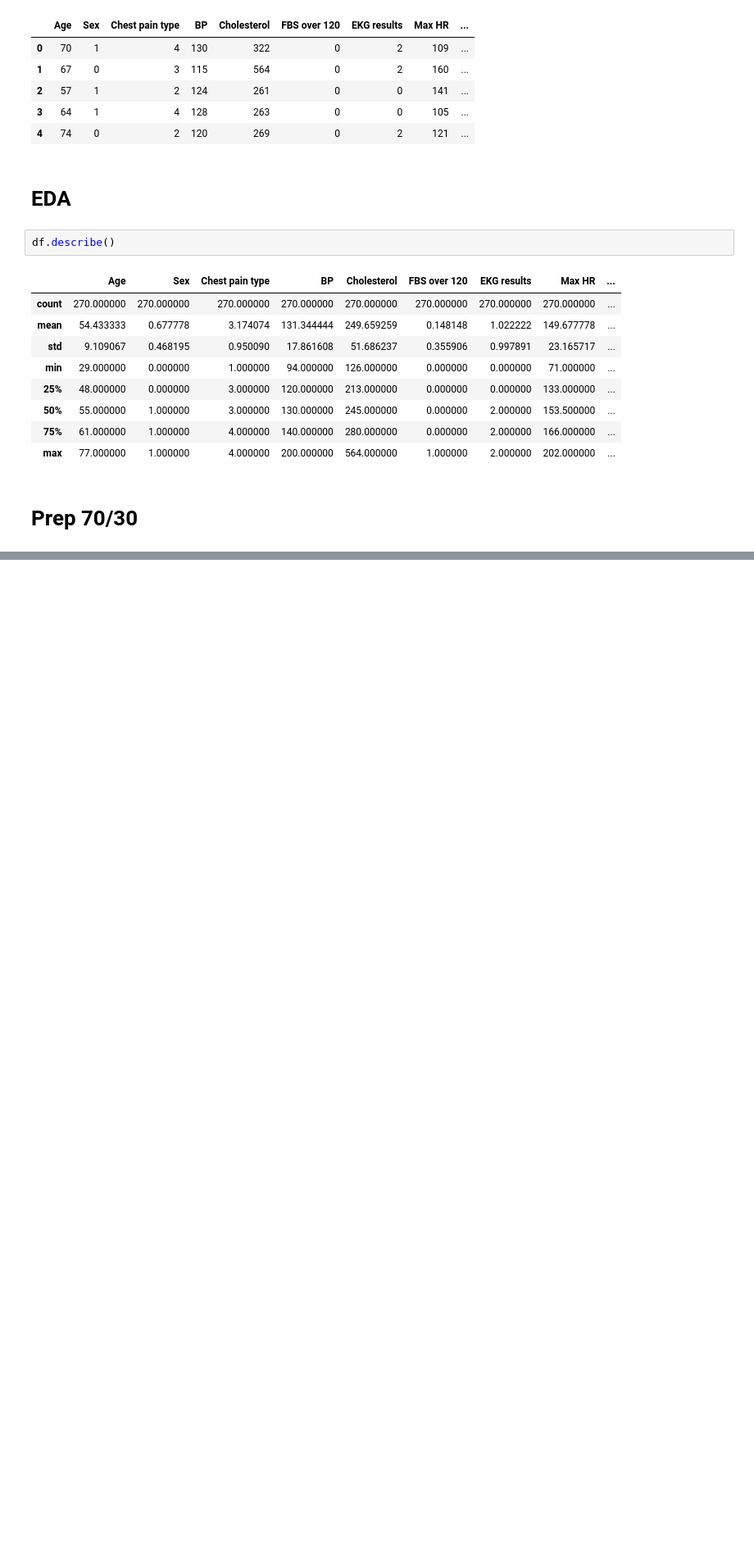
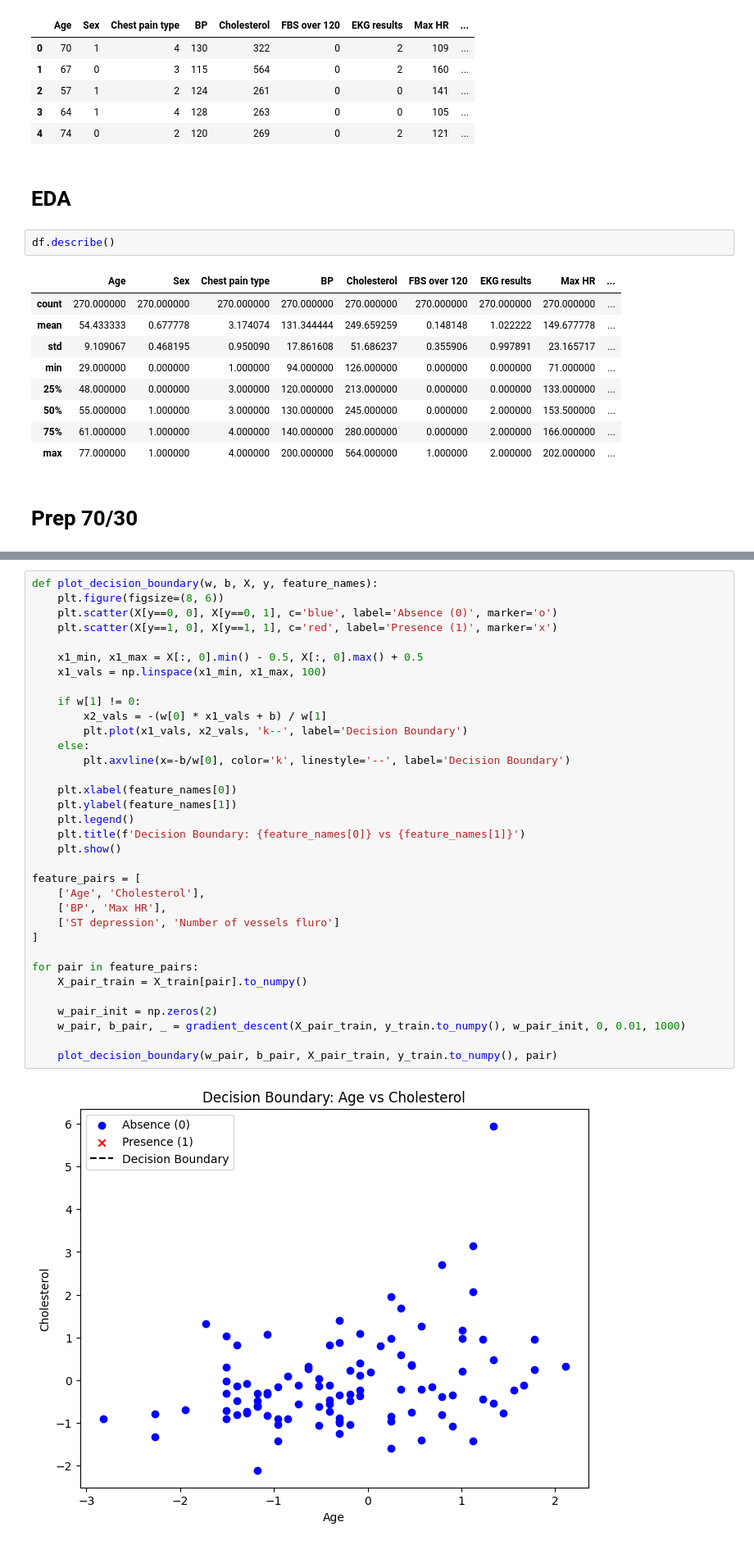
Before and after one commit to Krayangel/AREP-LAB02, a Jupyter notebook: Notebook-1.ipynb, the cells around one changed output, grey strips where cells are left out. Shown at 82% size. Cells and saved outputs as stored; diff of their text form; blank space fills up the shorter version.

```diff
--- a/Notebook-1.ipynb
+++ b/Notebook-1.ipynb
@@ -49,0 +198,36 @@ Y = df['Heart Disease']
+# %%
+def plot_decision_boundary(w, b, X, y, feature_names):
+    plt.figure(figsize=(8, 6))
+    plt.scatter(X[y==0, 0], X[y==0, 1], c='blue', label='Absence (0)', marker='o')
+    plt.scatter(X[y==1, 0], X[y==1, 1], c='red', label='Presence (1)', marker='x')
+
+    x1_min, x1_max = X[:, 0].min() - 0.5, X[:, 0].max() + 0.5
+    x1_vals = np.linspace(x1_min, x1_max, 100)
+
+    if w[1] != 0:
+        x2_vals = -(w[0] * x1_vals + b) / w[1]
+        plt.plot(x1_vals, x2_vals, 'k--', label='Decision Boundary')
+    else:
+        plt.axvline(x=-b/w[0], color='k', linestyle='--', label='Decision Boundary')
+
+    plt.xlabel(feature_names[0])
+    plt.ylabel(feature_names[1])
+    plt.legend()
+    plt.title(f'Decision Boundary: {feature_names[0]} vs {feature_names[1]}')
+    plt.show()
+
+feature_pairs = [
+    ['Age', 'Cholesterol'],
+    ['BP', 'Max HR'],
+    ['ST depression', 'Number of vessels fluro']
+]
+
+for pair in feature_pairs:
+    X_pair_train = X_train[pair].to_numpy()
+
+    w_pair_init = np.zeros(2)
+    w_pair, b_pair, _ = gradient_descent(X_pair_train, y_train.to_numpy(), w_pair_init, 0, 0.01, 1000)
+
+    plot_decision_boundary(w_pair, b_pair, X_pair_train, y_train.to_numpy(), pair)
+# %% [output]
+[figure, added]
```
Also changed, not shown: parts of 13 cells of this notebook, 10 other files.
